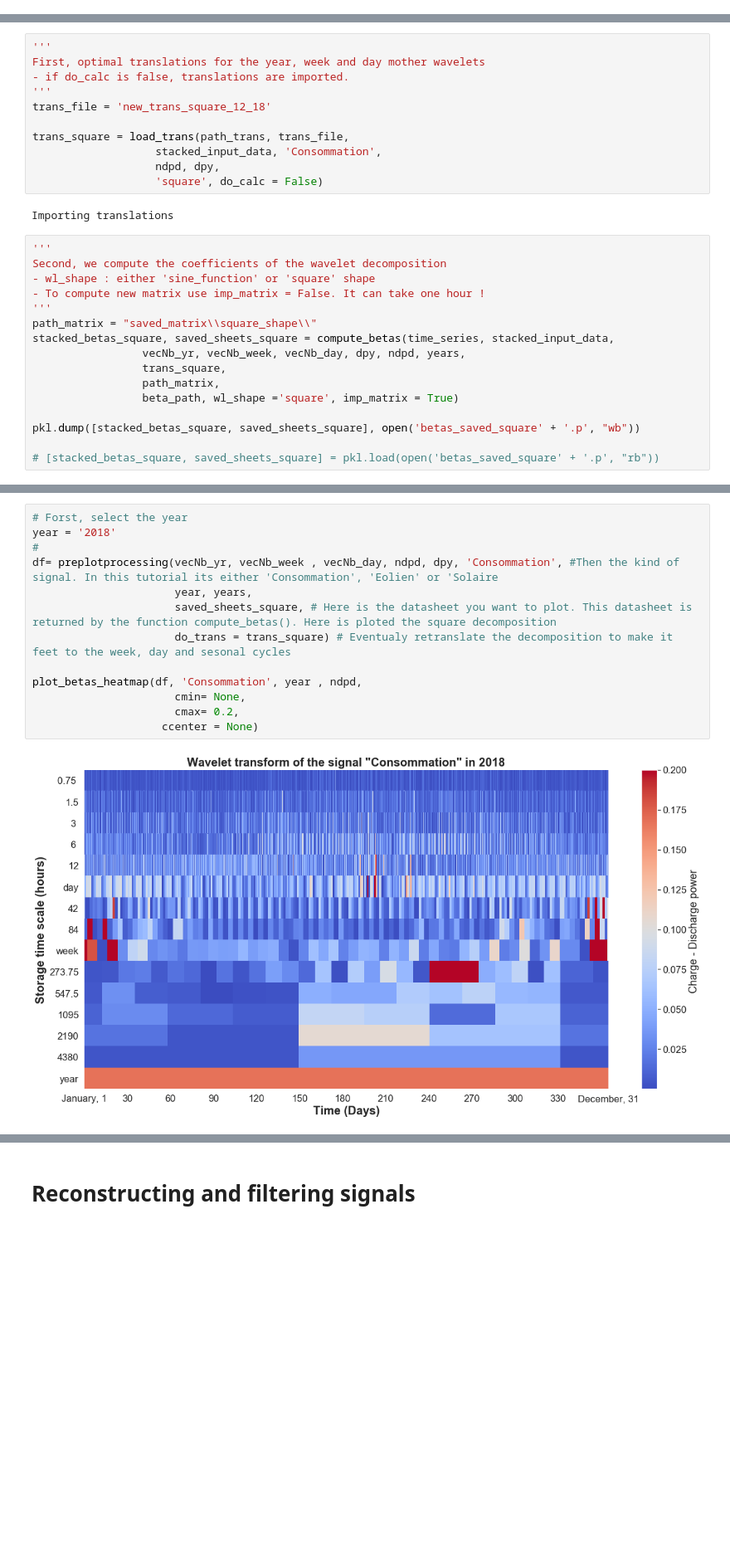
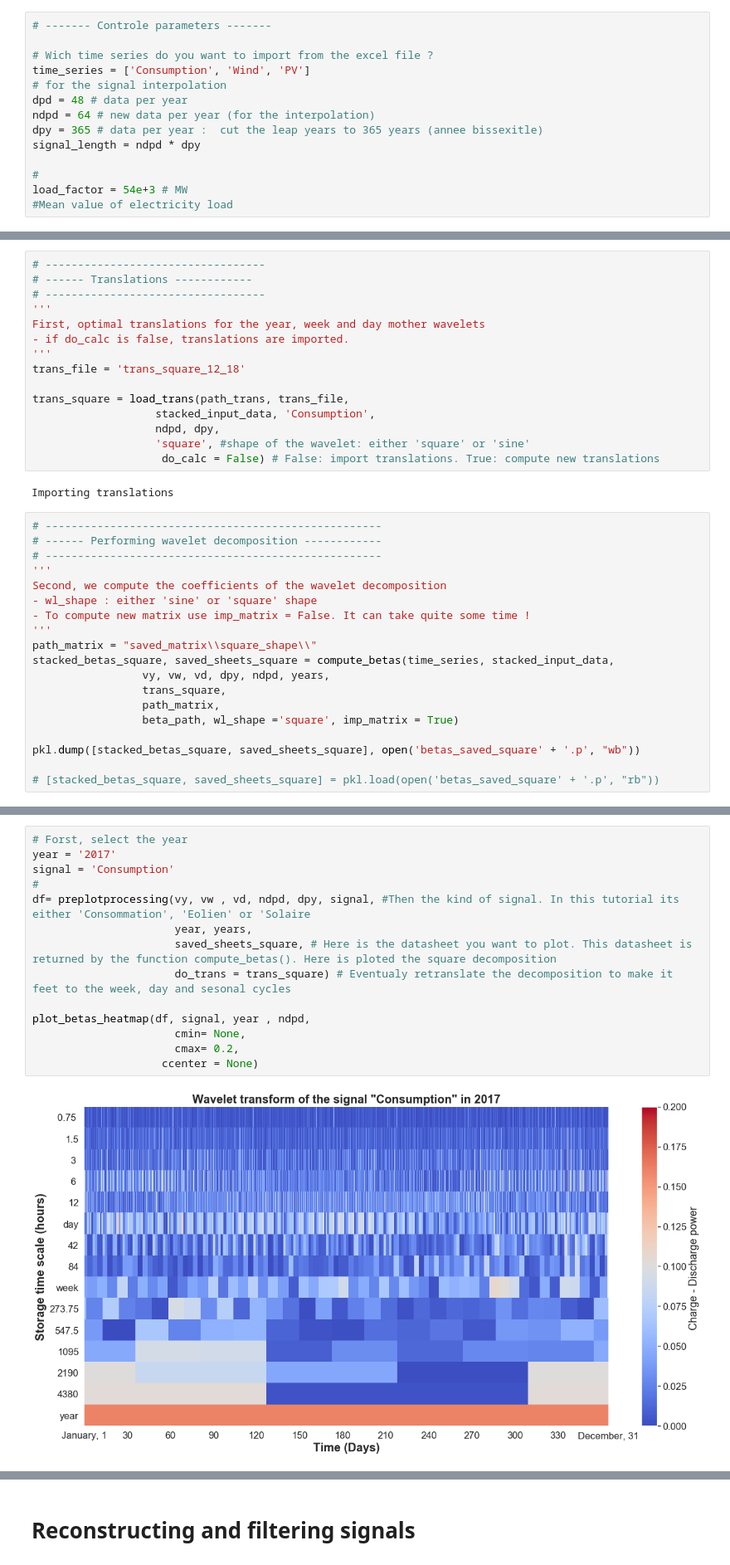
Before and after one commit to jus6du/wavelet_decomposition, a Jupyter notebook: tutorial.ipynb, the cells around one changed output, grey strips where cells are left out. Shown at 83% size. Drawn from its saved outputs; the diff is of its cells as text; blank space fills up the shorter version.

Commit message:
New tutorial

```diff
--- a/tutorial.ipynb
+++ b/tutorial.ipynb
@@ -79 +77,15 @@ load_factor = 54e+3 # 54 GW
+# %%
+# ------- Controle parameters -------
+
+# Wich time series do you want to import from the excel file ?
+time_series = ['Consumption', 'Wind', 'PV']
+# for the signal interpolation
+dpd = 48 # data per year
+ndpd = 64 # new data per year (for the interpolation)
+dpy = 365 # data per year :  cut the leap years to 365 years (annee bissexitle)
+signal_length = ndpd * dpy
+
+#
+load_factor = 54e+3 # MW
+#Mean value of electricity load
 # %%
@@ -107,25 +144,32 @@ __This set of wavelets is built such that:__
 # %%
+# ----------------------------------
+# ------ Translations ------------
+# ----------------------------------
 '''
 First, optimal translations for the year, week and day mother wavelets
 - if do_calc is false, translations are imported.
 '''
-trans_file = 'new_trans_square_12_18'
+trans_file = 'trans_square_12_18'
 
 trans_square = load_trans(path_trans, trans_file,
-                   stacked_input_data, 'Consommation',
+                   stacked_input_data, 'Consumption',
                    ndpd, dpy,
-                   'square', do_calc = False)
+                   'square', #shape of the wavelet: either 'square' or 'sine'
+                    do_calc = False) # False: import translations. True: compute new translations
 # %% [output]
 Importing translations
 # %%
+# ----------------------------------------------------
+# ------ Performing wavelet decomposition ------------
+# ----------------------------------------------------
 '''
 Second, we compute the coefficients of the wavelet decomposition
-- wl_shape : either 'sine_function' or 'square' shape
-- To compute new matrix use imp_matrix = False. It can take one hour !
+- wl_shape : either 'sine' or 'square' shape
+- To compute new matrix use imp_matrix = False. It can take quite some time !
 '''
 path_matrix = "saved_matrix\\square_shape\\"
 stacked_betas_square, saved_sheets_square = compute_betas(time_series, stacked_input_data,
-                 vecNb_yr, vecNb_week, vecNb_day, dpy, ndpd, years,
+                 vy, vw, vd, dpy, ndpd, years,
                  trans_square,
                  path_matrix,
                  beta_path, wl_shape ='square', imp_matrix = True)
@@ -168,15 +220,16 @@ Ewample on the cells below
 # %%
 # Forst, select the year
-year = '2018'
+year = '2017'
+signal = 'Consumption'
 #
-df= preplotprocessing(vecNb_yr, vecNb_week , vecNb_day, ndpd, dpy, 'Consommation', #Then the kind of signal. In this tutorial its either 'Consommation', 'Eolien' or 'Solaire
+df= preplotprocessing(vy, vw , vd, ndpd, dpy, signal, #Then the kind of signal. In this tutorial its either 'Consommation', 'Eolien' or 'Solaire
                       year, years,
                       saved_sheets_square, # Here is the datasheet you want to plot. This datasheet is returned by the function compute_betas(). Here is ploted the square decomposition
                       do_trans = trans_square) # Eventualy retranslate the decomposition to make it feet to the week, day and sesonal cycles
 
-plot_betas_heatmap(df, 'Consommation', year , ndpd,
+plot_betas_heatmap(df, signal, year , ndpd,
                       cmin= None,
                       cmax= 0.2,
                     ccenter = None)
 # %% [output]
-[figure, old version]
+[figure, new version]
```
Also changed, not shown: parts of 22 cells of this notebook, 2 other files.
